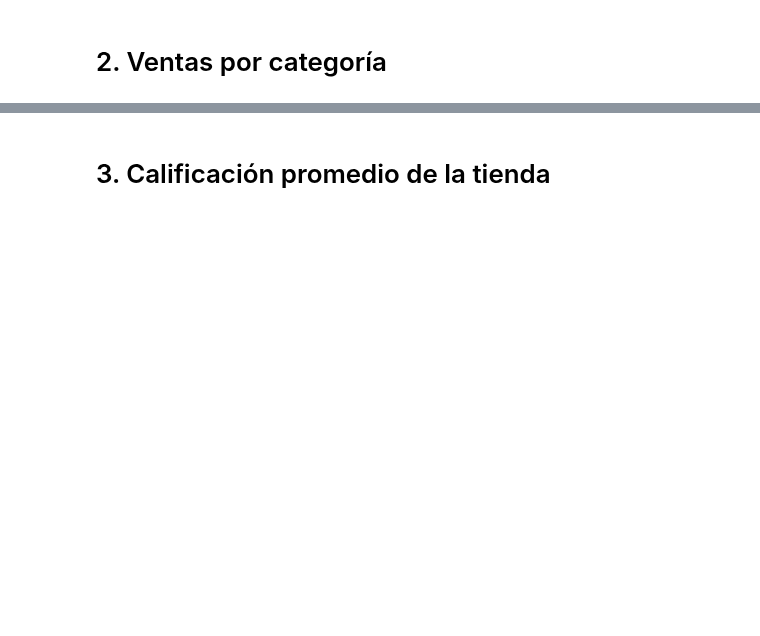
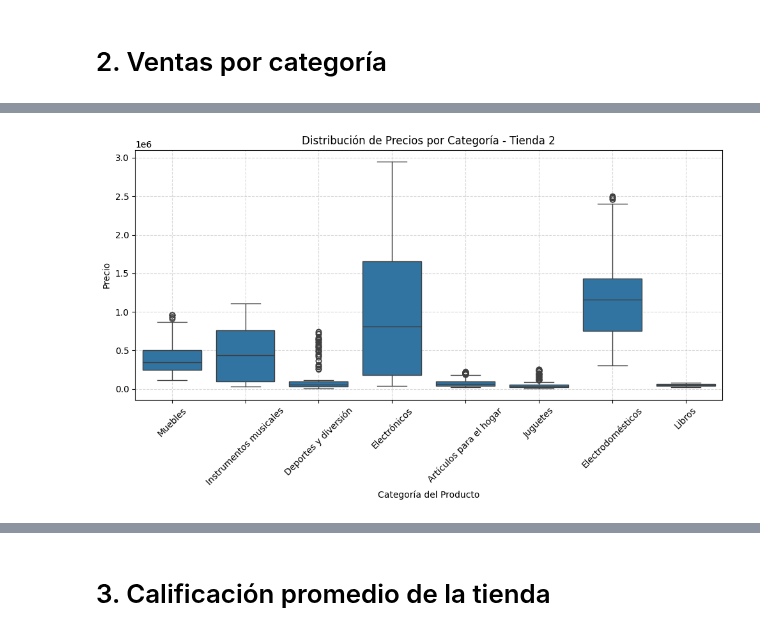
Before and after one commit to Akiri12/challenge-alura-store, a Jupyter notebook: AluraStoreLatam.ipynb, the cells around one changed output, grey strips where cells are left out. Saved outputs shown, nothing was run; the diff lists cells and outputs as text; code cells hidden in the pictures; blank space fills up the shorter version.

```diff
--- a/AluraStoreLatam.ipynb
+++ b/AluraStoreLatam.ipynb
@@ -37,0 +177,20 @@ tienda.head()
+# %%
+import matplotlib.pyplot as plt
+import seaborn as sns
+
+plt.figure(figsize=(10, 6))
+sns.boxplot(
+    data=tienda2,
+    x='Categoría del Producto',
+    y='Precio'
+)
+
+plt.title('Distribución de Precios por Categoría - Tienda 2')
+plt.xticks(rotation=45)
+plt.ylabel('Precio')
+plt.xlabel('Categoría del Producto')
+plt.grid(True, linestyle='--', alpha=0.5)
+plt.tight_layout()
+plt.show()
+# %% [output]
+[figure, added]
```
Also changed, not shown: parts of 17 cells of this notebook.
